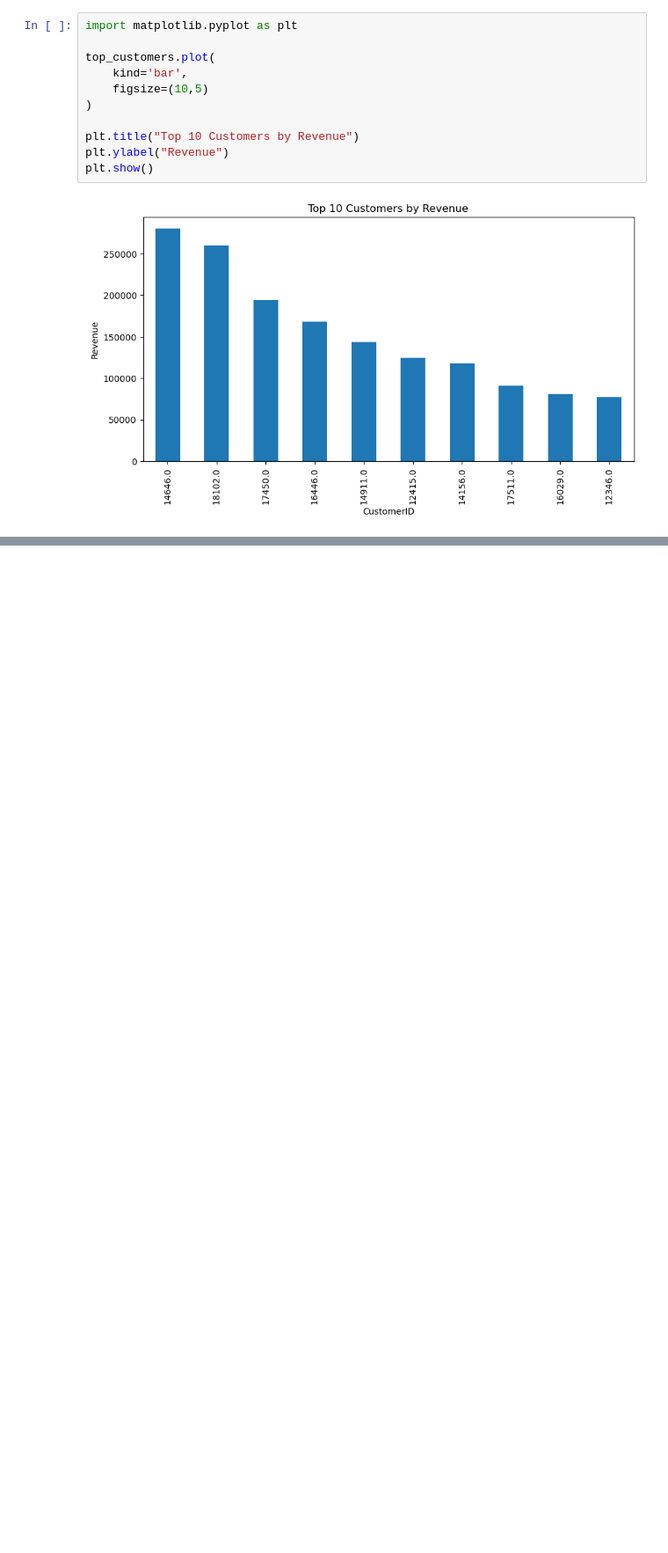
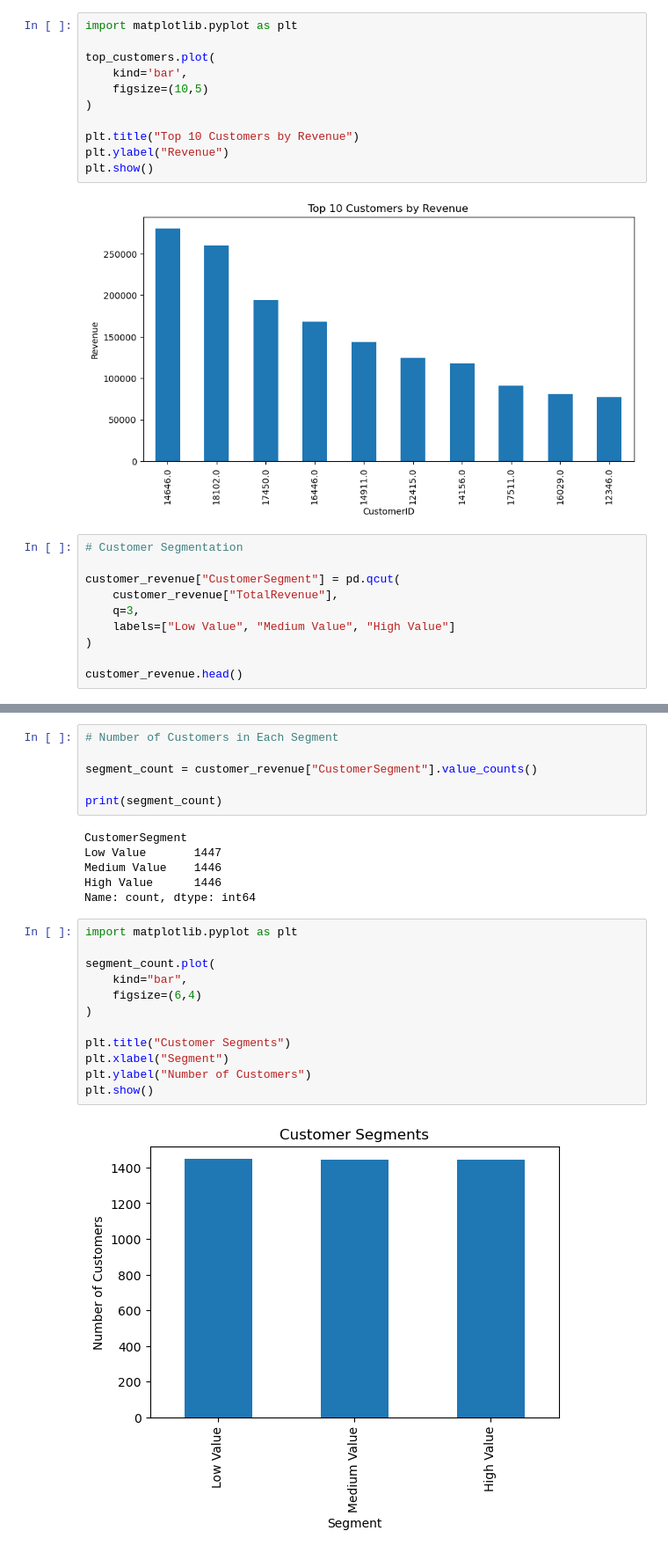
Before and after one commit to jyotidamji270804/cohort-retention-cltv-analysis, a Jupyter notebook: notebooks/02_cltv_analysis.ipynb, the cells around one changed output, grey strips where cells are left out. Shown at 88% size. Cells and saved outputs as stored; diff of their text form; blank space fills up the shorter version.

Commit message:
feat: Week 3 Day 2 - add customer segmentation analysis

```diff
--- a/notebooks/02_cltv_analysis.ipynb
+++ b/notebooks/02_cltv_analysis.ipynb
@@ -114,3 +118,13 @@ plt.ylabel("Revenue")
 plt.show()
 # %% [output]
 [figure]
+# %%
+# Customer Segmentation
+
+customer_revenue["CustomerSegment"] = pd.qcut(
+    customer_revenue["TotalRevenue"],
+    q=3,
+    labels=["Low Value", "Medium Value", "High Value"]
+)
+
+customer_revenue.head()
@@ -116,0 +138,26 @@ plt.show()
+# %%
+# Number of Customers in Each Segment
+
+segment_count = customer_revenue["CustomerSegment"].value_counts()
+
+print(segment_count)
+# %% [output]
+CustomerSegment
+Low Value       1447
+Medium Value    1446
+High Value      1446
+Name: count, dtype: int64
+# %%
+import matplotlib.pyplot as plt
+
+segment_count.plot(
+    kind="bar",
+    figsize=(6,4)
+)
+
+plt.title("Customer Segments")
+plt.xlabel("Segment")
+plt.ylabel("Number of Customers")
+plt.show()
+# %% [output]
+[figure, added]
```
Also changed, not shown: parts of 3 cells of this notebook, 1 other file.
